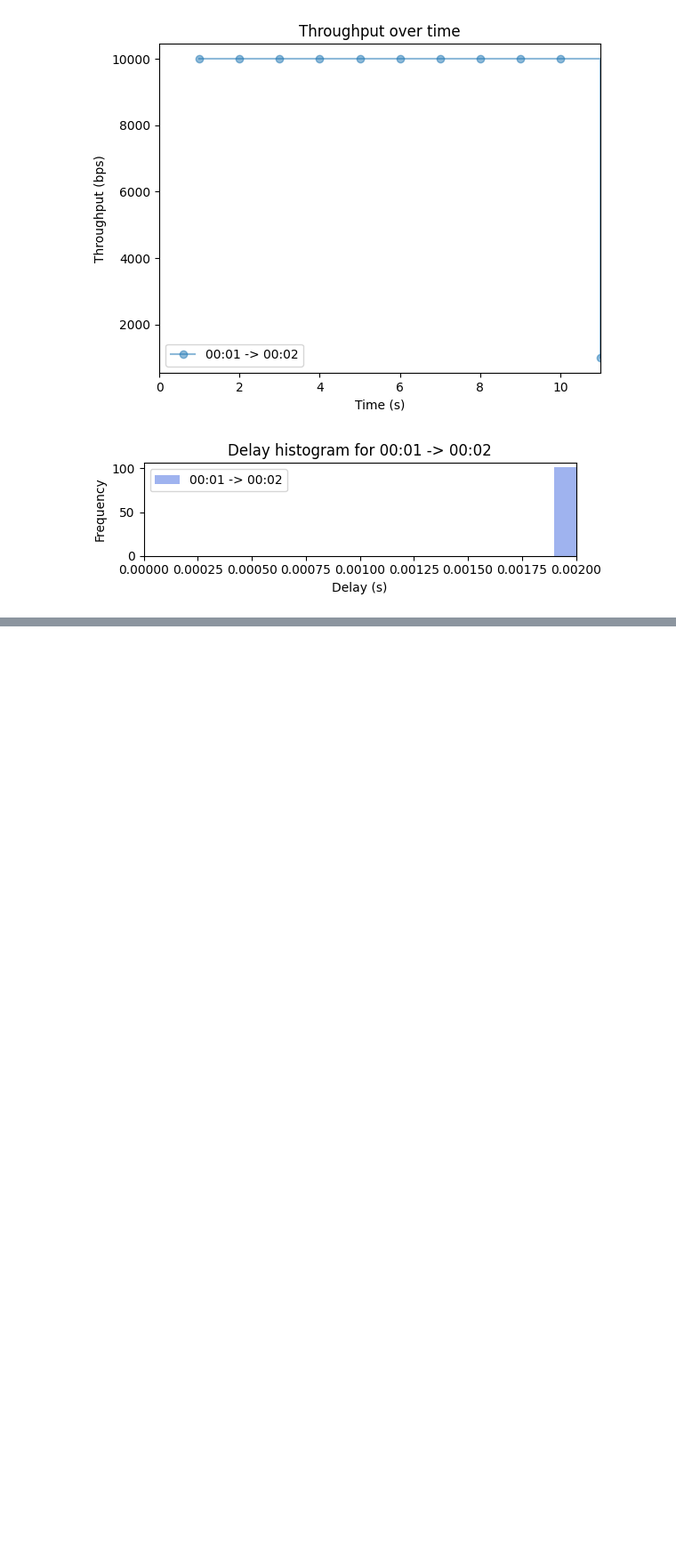
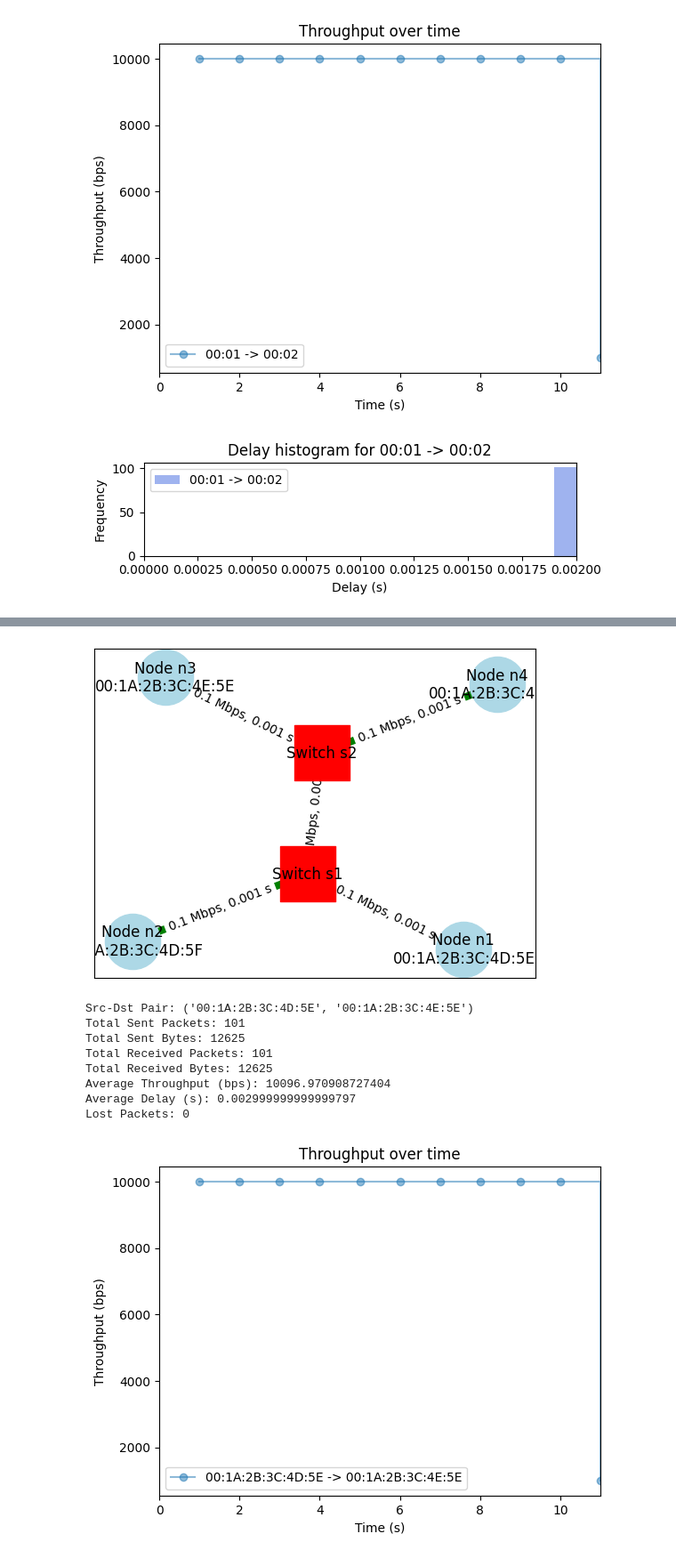
Before and after one commit to Terryman980210/learning_computer_networks_by_running_python, a Jupyter notebook: learning_journey.ipynb, the cells around one changed output, grey strips where cells are left out. Shown at 89% size. Drawn from its saved outputs; the diff is of its cells as text; code cells hidden in the pictures; blank space fills up the shorter version.

```diff
--- a/learning_journey.ipynb
+++ b/learning_journey.ipynb
@@ -1395,0 +1500,61 @@ Lost Packets: 0
+# %%
+# Practice2
+# Code3.3
+from network_simulator.sec3b.NetworkEventScheduler import NetworkEventScheduler
+from network_simulator.sec3b.Node import Node
+from network_simulator.sec3b.Switch import Switch
+from network_simulator.sec3b.Link import Link
+
+# ネットワークイベントスケジューラのインスタンスを生成
+network_event_scheduler = NetworkEventScheduler(log_enabled=True, verbose=None)
+
+# ノードとスイッチの設定
+node1 = Node(node_id="n1", mac_address="00:1A:2B:3C:4D:5E", network_event_scheduler=network_event_scheduler)
+node2 = Node(node_id="n2", mac_address="00:1A:2B:3C:4D:5F", network_event_scheduler=network_event_scheduler)
+node3 = Node(node_id="n3", mac_address="00:1A:2B:3C:4E:5E", network_event_scheduler=network_event_scheduler)
+node4 = Node(node_id="n4", mac_address="00:1A:2B:3C:4F:5F", network_event_scheduler=network_event_scheduler)
+switch1 = Switch(node_id="s1", network_event_scheduler=network_event_scheduler)
+switch2 = Switch(node_id="s2", network_event_scheduler=network_event_scheduler)
+
+# リンクの設定
+link1 = Link(node1, switch1, bandwidth=100000, delay=0.001, loss_rate=0.0, network_event_scheduler=network_event_scheduler)
+link2 = Link(node2, switch1, bandwidth=100000, delay=0.001, loss_rate=0.0, network_event_scheduler=network_event_scheduler)
+link3 = Link(node3, switch2, bandwidth=100000, delay=0.001, loss_rate=0.0, network_event_scheduler=network_event_scheduler)
+link4 = Link(node4, switch2, bandwidth=100000, delay=0.001, loss_rate=0.0, network_event_scheduler=network_event_scheduler)
+link5 = Link(switch1, switch2, bandwidth=100000, delay=0.001, loss_rate=0.0, network_event_scheduler=network_event_scheduler)
+
+# スイッチのフォワーディングテーブルを設定
+switch1.update_forwarding_table(node1.mac_address, link1)
+switch1.update_forwarding_table(node2.mac_address, link2)
+switch1.update_forwarding_table(node3.mac_address, link5)
+switch1.update_forwarding_table(node4.mac_address, link5)
+switch2.update_forwarding_table(node1.mac_address, link5)
+switch2.update_forwarding_table(node2.mac_address, link5)
+switch2.update_forwarding_table(node3.mac_address, link3)
+switch2.update_forwarding_table(node4.mac_address, link4)
+
+# ネットワークのトポロジを描画
+network_event_scheduler.draw()
+
+# 通信アプリケーションの設定
+node1.set_traffic(destination_mac=node3.mac_address, bitrate=10000, start_time=1.0, duration=10.0, burstiness=1.0, header_size=40, payload_size=85)
+
+# イベントスケジューラで実行
+network_event_scheduler.run()
+
+# 結果を確認
+# ネットワーク上でのパケットの流れとパフォーマンスに関するサマリを作成
+network_event_scheduler.generate_summary(network_event_scheduler.packet_logs)
+network_event_scheduler.generate_throughput_graph(network_event_scheduler.packet_logs)
+network_event_scheduler.generate_delay_histogram(network_event_scheduler.packet_logs)
+# %% [output]
+[figure, added]
+Src-Dst Pair: ('00:1A:2B:3C:4D:5E', '00:1A:2B:3C:4E:5E')
+Total Sent Packets: 101
+Total Sent Bytes: 12625
+Total Received Packets: 101
+Total Received Bytes: 12625
+Average Throughput (bps): 10096.970908727404
+Average Delay (s): 0.002999999999999797
+Lost Packets: 0
+[figure, added]
```
Also changed, not shown: parts of 3 cells of this notebook.
